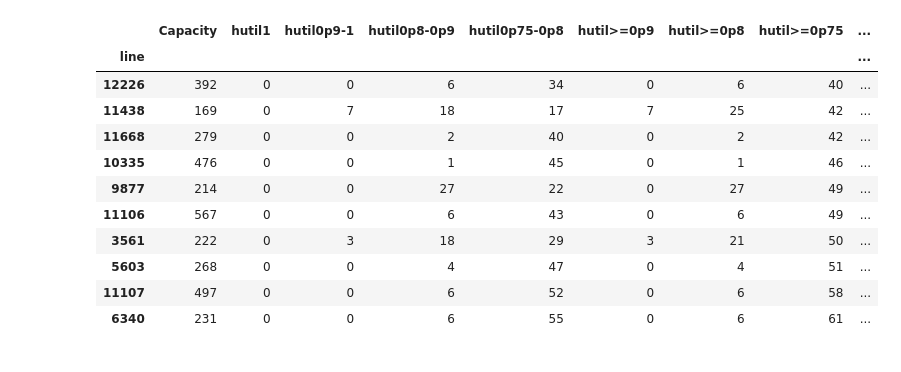
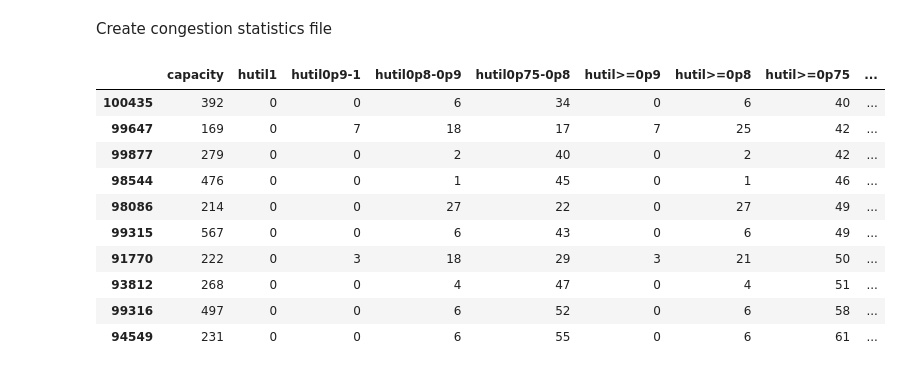
Before and after one commit to Breakthrough-Energy/PostREISE, a Jupyter notebook: postreise/analyze/demo/transmission_analysis_demo.ipynb, the cells around one changed output. Saved outputs shown, nothing was run; the diff lists cells and outputs as text; code cells hidden in the pictures.

Commit message:
refactor: Use Scenario object

```diff
--- a/postreise/analyze/demo/transmission_analysis_demo.ipynb
+++ b/postreise/analyze/demo/transmission_analysis_demo.ipynb
@@ -45,0 +46,2 @@ win_data.congestion_stats_base = transmission.generate_cong_stats(win_data.conge
+# %%
+branch = scenario.state.get_grid().branch.copy()
@@ -45,0 +51,4 @@ win_data.congestion_stats_base = transmission.generate_cong_stats(win_data.conge
+# %%
+branch.loc[branch.rateA != 0, 'capacity'] = branch['rateA']
+branch.loc[branch.rateA == 0, 'capacity'] = 99999.
+branch.head()
@@ -45,0 +66,3 @@ win_data.congestion_stats_base = transmission.generate_cong_stats(win_data.conge
+# %%
+pf_norm = pf.div(branch['capacity']).apply(np.abs)
+pf_norm.head()
@@ -46,16 +78,20 @@ win_data.congestion_stats_base = transmission.generate_cong_stats(win_data.conge
+# %% [markdown]
+Create congestion statistics file
+# %%
+congestion = generate_cong_stats(pf_norm,
+                                 branch,
+                                 '../data/congestion_stats_base_demo')
 # %%
-win_data.congestion_stats_base.loc[win_data.congestion_stats_base['pvalue'] < 0.05].sort_values(
-    ['pvalue', 'zscore'], ascending=False).head(10)
+congestion.loc[congestion['pvalue'] < 0.05].sort_values(['pvalue', 'zscore'], ascending=False).head(10)
 # %% [output]
-|  | Capacity | hutil1 | hutil0p9-1 | hutil0p8-0p9 | hutil0p75-0p8 | hutil>=0p9 | hutil>=0p8 | hutil>=0p75 | ... |
-| line |  |  |  |  |  |  |  |  | ... |
-| 12226 | 392 | 0 | 0 | 6 | 34 | 0 | 6 | 40 | ... |
-| 11438 | 169 | 0 | 7 | 18 | 17 | 7 | 25 | 42 | ... |
-| 11668 | 279 | 0 | 0 | 2 | 40 | 0 | 2 | 42 | ... |
-| 10335 | 476 | 0 | 0 | 1 | 45 | 0 | 1 | 46 | ... |
-| 9877 | 214 | 0 | 0 | 27 | 22 | 0 | 27 | 49 | ... |
-| 11106 | 567 | 0 | 0 | 6 | 43 | 0 | 6 | 49 | ... |
-| 3561 | 222 | 0 | 3 | 18 | 29 | 3 | 21 | 50 | ... |
-| 5603 | 268 | 0 | 0 | 4 | 47 | 0 | 4 | 51 | ... |
-| 11107 | 497 | 0 | 0 | 6 | 52 | 0 | 6 | 58 | ... |
-| 6340 | 231 | 0 | 0 | 6 | 55 | 0 | 6 | 61 | ... |
+|  | capacity | hutil1 | hutil0p9-1 | hutil0p8-0p9 | hutil0p75-0p8 | hutil>=0p9 | hutil>=0p8 | hutil>=0p75 | ... |
+| 100435 | 392 | 0 | 0 | 6 | 34 | 0 | 6 | 40 | ... |
+| 99647 | 169 | 0 | 7 | 18 | 17 | 7 | 25 | 42 | ... |
+| 99877 | 279 | 0 | 0 | 2 | 40 | 0 | 2 | 42 | ... |
+| 98544 | 476 | 0 | 0 | 1 | 45 | 0 | 1 | 46 | ... |
+| 98086 | 214 | 0 | 0 | 27 | 22 | 0 | 27 | 49 | ... |
+| 99315 | 567 | 0 | 0 | 6 | 43 | 0 | 6 | 49 | ... |
+| 91770 | 222 | 0 | 3 | 18 | 29 | 3 | 21 | 50 | ... |
+| 93812 | 268 | 0 | 0 | 4 | 47 | 0 | 4 | 51 | ... |
+| 99316 | 497 | 0 | 0 | 6 | 52 | 0 | 6 | 58 | ... |
+| 94549 | 231 | 0 | 0 | 6 | 55 | 0 | 6 | 61 | ... |
```
Also changed, not shown: parts of 14 cells of this notebook, 1 other file.
